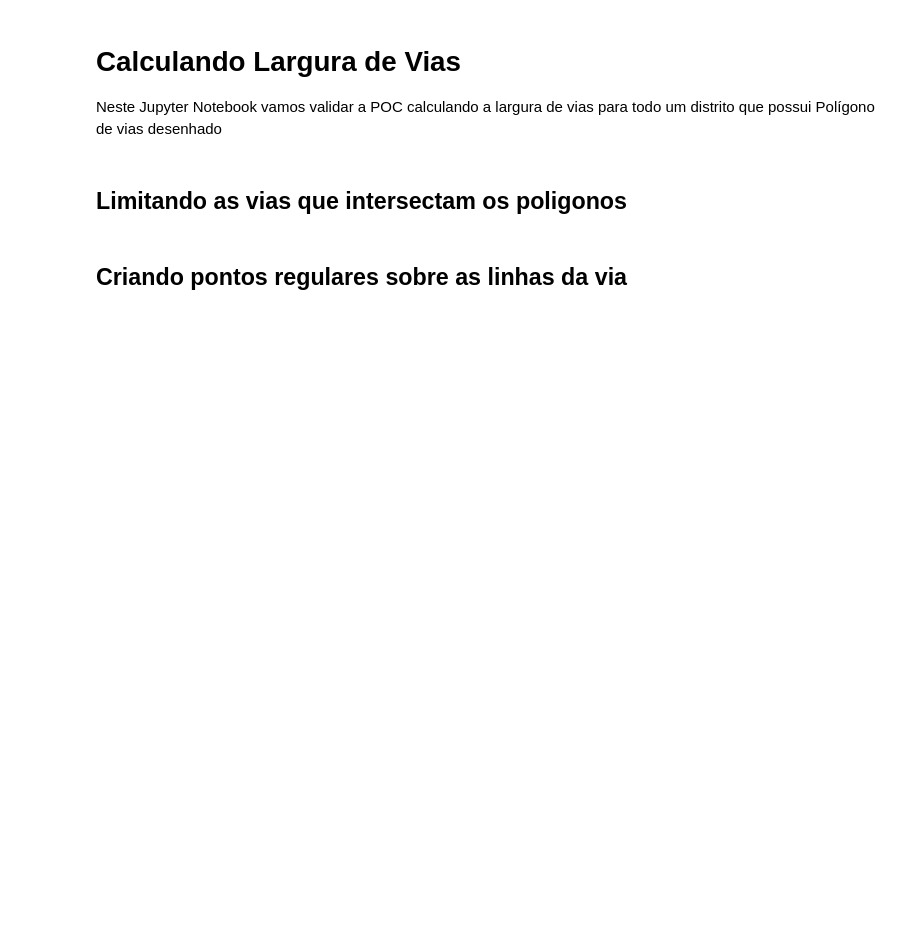
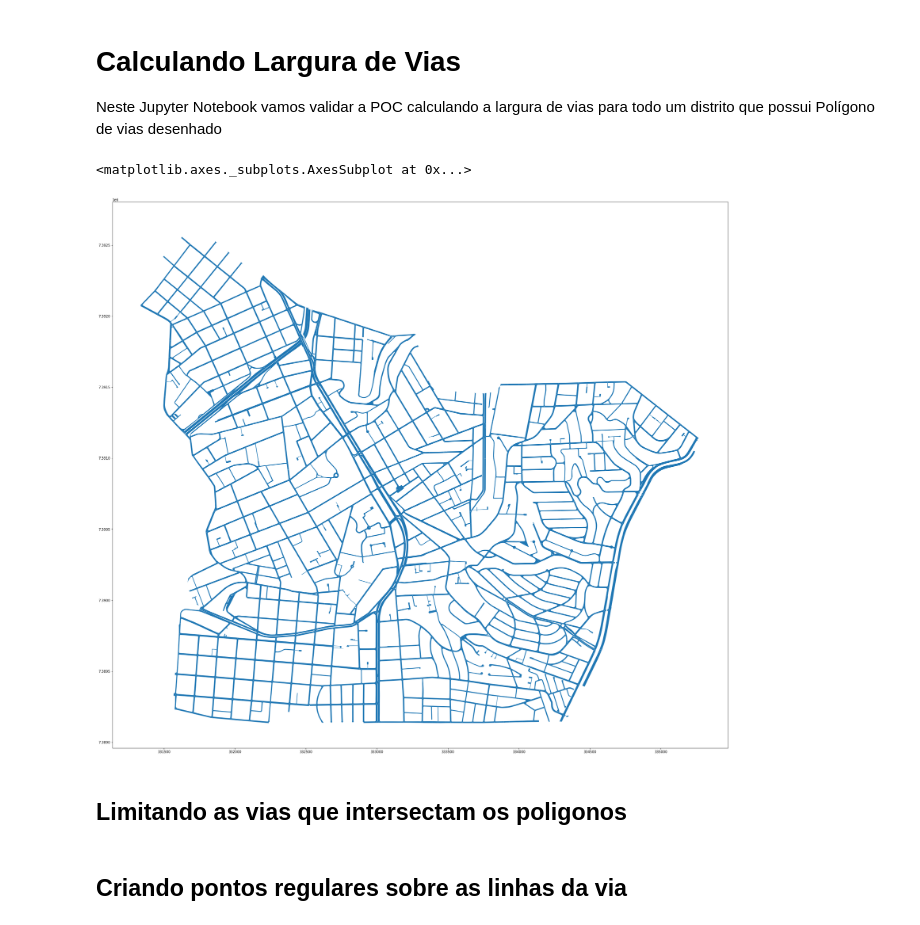
Before and after one commit to geoinfo-smdu/Poligono-de-vias, a Jupyter notebook: Calculando largura das vias.ipynb, the cells around one changed output. Cells and saved outputs as stored; diff of their text form; code cells hidden in the pictures; blank space fills up the shorter version.

```diff
--- a/Calculando largura das vias.ipynb
+++ b/Calculando largura das vias.ipynb
@@ -19,7 +19,12 @@ df_s = gpd.read_file(f'gis/SIRGAS_SHP_distrito_polygon.shp')
 df_s = df_s[df_s['ds_nome'] == 'VILA MARIANA']
 # %%
 # df_pvias = gpd.read_file("./resultado/poligono_de_vias.gpkg", layer='90 - poligono de vias de vila mariana')
-df_pvias = gpd.read_file('resultado/poligono_de_vias_vila_mariana.gpkg')
+df_pvias = gpd.read_file('resultado/90 - poligono de vias de vila mariana.gpkg')
+# %%
+df_pvias.plot()
+# %% [output]
+<matplotlib.axes._subplots.AxesSubplot at 0x...>
+[figure, added]
 # %% [markdown]
 ## Limitando as vias que intersectam os poligonos
 # %%
```
Also changed, not shown: parts of 48 cells of this notebook, 6 other files.
